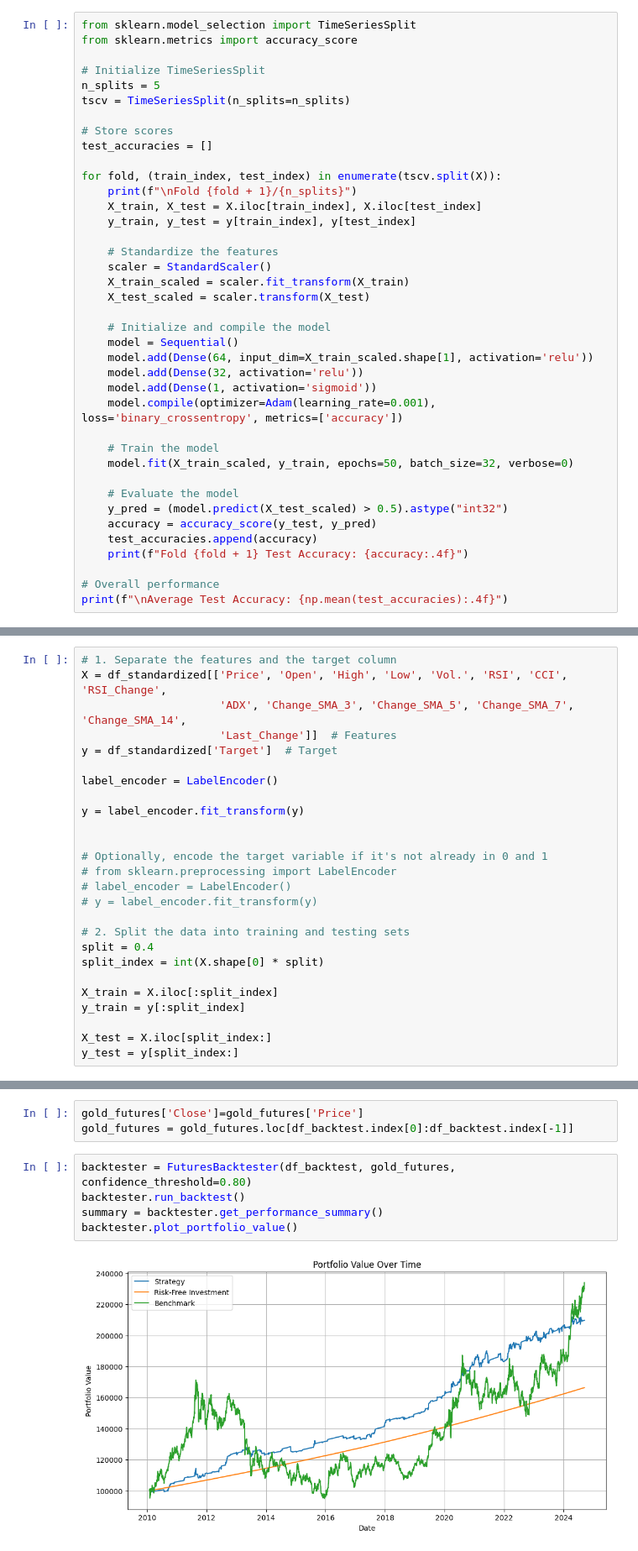
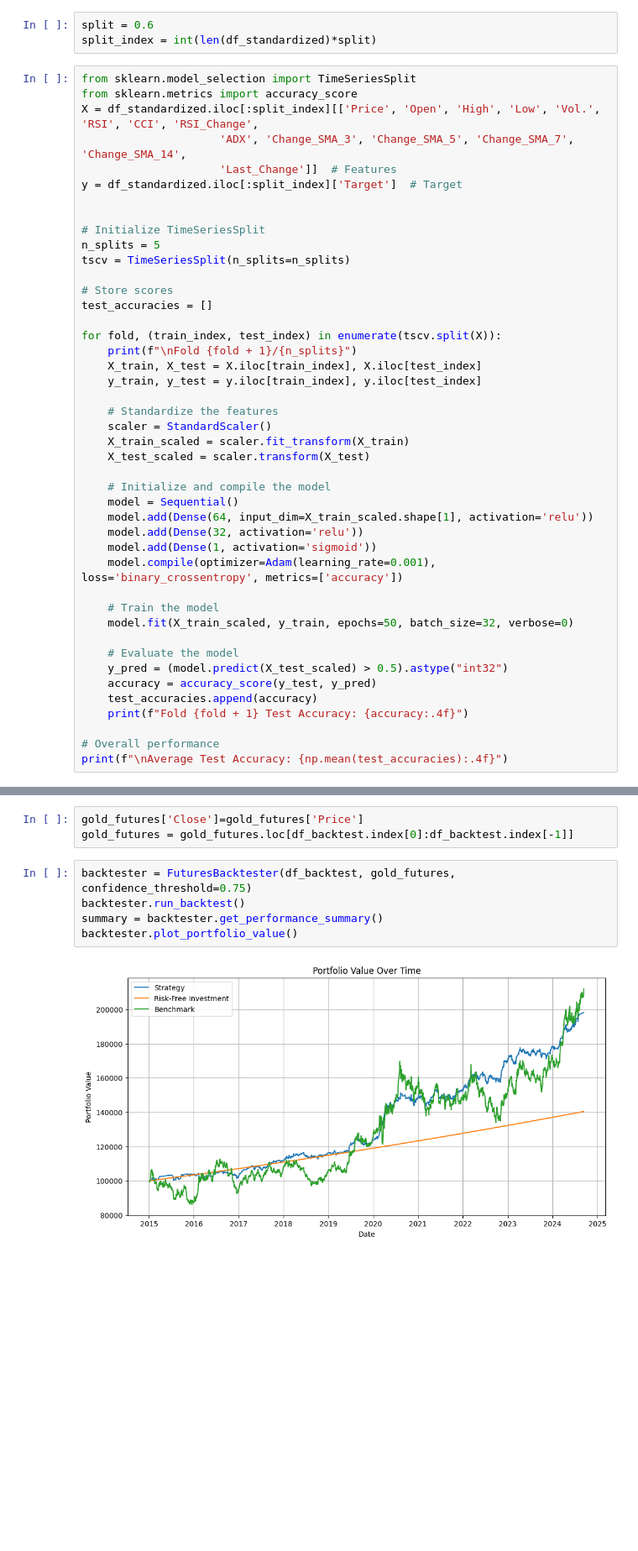
Before and after one commit to mnshah0101/futuresalphamomentumbacktest, a Jupyter notebook: GoldFuturesTesting.ipynb, the cells around one changed output, grey strips where cells are left out. Shown: that part at 84% size. Drawn from its saved outputs; the diff is of its cells as text; blank space fills up the shorter version.

Commit message:
splits

```diff
--- a/GoldFuturesTesting.ipynb
+++ b/GoldFuturesTesting.ipynb
@@ -143,9 +143,17 @@ df_standardized['Target'] = list(df.shift(-1)['Change %'] * 100)
 df_standardized['Target'] = df_standardized['Target'].apply(get_label)
 # %%
 df_standardized = df_standardized.dropna()
+# %%
+split = 0.6
+split_index = int(len(df_standardized)*split)
 # %%
 from sklearn.model_selection import TimeSeriesSplit
 from sklearn.metrics import accuracy_score
+X = df_standardized.iloc[:split_index][['Price', 'Open', 'High', 'Low', 'Vol.', 'RSI', 'CCI', 'RSI_Change',
+                     'ADX', 'Change_SMA_3', 'Change_SMA_5', 'Change_SMA_7', 'Change_SMA_14',
+                     'Last_Change']]  # Features
+y = df_standardized.iloc[:split_index]['Target']  # Target
+
 
 # Initialize TimeSeriesSplit
 n_splits = 5
@@ -157,7 +165,7 @@ test_accuracies = []
 for fold, (train_index, test_index) in enumerate(tscv.split(X)):
     print(f"\nFold {fold + 1}/{n_splits}")
     X_train, X_test = X.iloc[train_index], X.iloc[test_index]
-    y_train, y_test = y[train_index], y[test_index]
+    y_train, y_test = y.iloc[train_index], y.iloc[test_index]
 
     # Standardize the features
     scaler = StandardScaler()
@@ -217,26 +217,0 @@ Average Test Accuracy: 0.5152
-# %%
-# 1. Separate the features and the target column
-X = df_standardized[['Price', 'Open', 'High', 'Low', 'Vol.', 'RSI', 'CCI', 'RSI_Change',
-                     'ADX', 'Change_SMA_3', 'Change_SMA_5', 'Change_SMA_7', 'Change_SMA_14',
-                     'Last_Change']]  # Features
-y = df_standardized['Target']  # Target
-
-label_encoder = LabelEncoder()
-
-y = label_encoder.fit_transform(y)
-
-
-# Optionally, encode the target variable if it's not already in 0 and 1
-# from sklearn.preprocessing import LabelEncoder
-# label_encoder = LabelEncoder()
-# y = label_encoder.fit_transform(y)
-
-# 2. Split the data into training and testing sets
-split = 0.4
-split_index = int(X.shape[0] * split)
-
-X_train = X.iloc[:split_index]
-y_train = y[:split_index]
-
-X_test = X.iloc[split_index:]
-y_test = y[split_index:]
@@ -590,9 +548,9 @@ class FuturesBacktester:
 gold_futures['Close']=gold_futures['Price']
 gold_futures = gold_futures.loc[df_backtest.index[0]:df_backtest.index[-1]]
 # %%
-backtester = FuturesBacktester(df_backtest, gold_futures, confidence_threshold=0.80)
+backtester = FuturesBacktester(df_backtest, gold_futures, confidence_threshold=0.75)
 backtester.run_backtest()
 summary = backtester.get_performance_summary()
 backtester.plot_portfolio_value()
 # %% [output]
-[figure, old version]
+[figure, new version]
```
Also changed, not shown: parts of 21 cells of this notebook.
